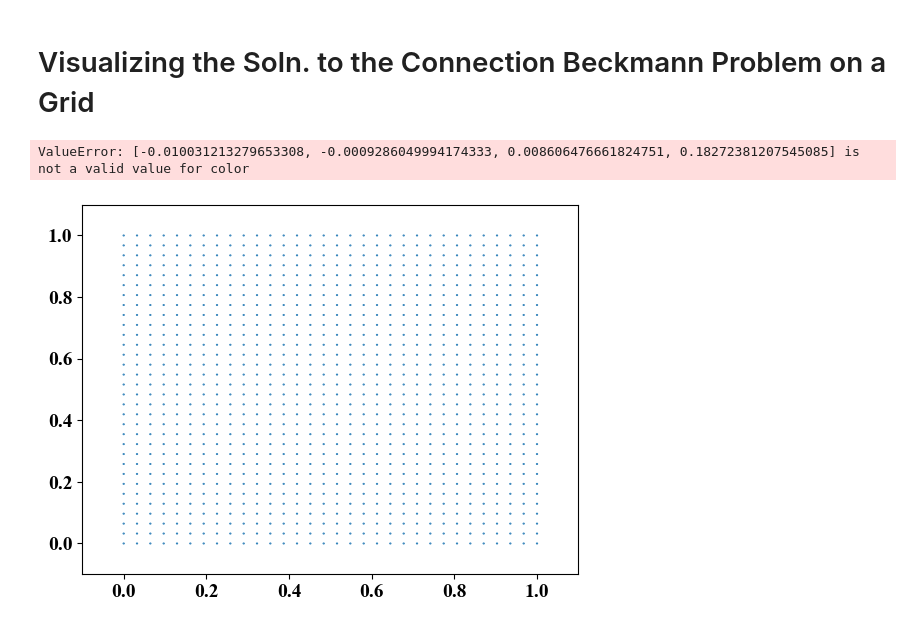
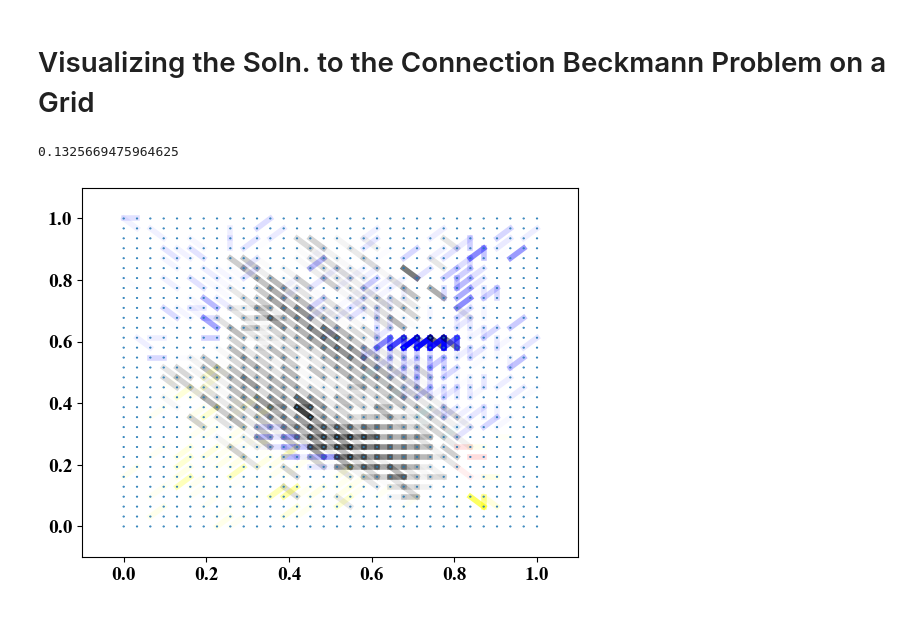
Before and after one commit to sawyer-jack-1/connection-graph-wasserstein, a Jupyter notebook: connection_beckmann_images.ipynb, the cells around one changed output. Drawn from its saved outputs; the diff is of its cells as text; code cells hidden in the pictures.

```diff
--- a/connection_beckmann_images.ipynb
+++ b/connection_beckmann_images.ipynb
@@ -109,8 +107,8 @@ def renderColorDensityAsImage(grid, localizedColorDensity):
     plt.show()
 # %%
 
-cat = colorDensityFromImage(gridGraph, 'data/blue_cat.jpg')
-horse = colorDensityFromImage(gridGraph, 'data/red_horse.jpg')
+cat = colorDensityFromImage(gridGraph, 'data/red_horse_2.jpg')
+horse = colorDensityFromImage(gridGraph, 'data/blue_cat_2.jpg')
 
 renderColorDensityAsImage(gridGraph, cat + horse)
 # %% [output]
@@ -196,6 +179,12 @@ regularizedEdgeFlows = regularizedEdgeFlows.flatten()
 #mask = (regularizedActiveEdges > 0)
 #regularizedEdgeFlows[mask, :] /= regularizedActiveEdges[mask][:, np.newaxis]/alpha
 #regularizedEdgeFlows = ((1 + regularizedEdgeFlows )/ 2).flatten()
+# %%
+J = cnx.optimal_J(gridPhi, B.T, w, alpha, INTRINSIC_DIM)
+
+np.linalg.norm(torch.matmul(B, J.flatten()).detach().numpy() - c.detach().numpy())
+# %% [output]
+0.1325669475964625
 # %%
 spectralEmbedding = gridGraph.gridEmbedding
 
@@ -217,34 +206,33 @@ for node in tqdm(list(range(gridGraph.nNodes))):
 for edgeIndex, edge in zip(range(gridGraph.nEdges), list(gridGraph.edges())):
 
     flow = (regularizedEdgeFlows[(edgeIndex * INTRINSIC_DIM) : ((edgeIndex + 1) * INTRINSIC_DIM) ]).tolist()
 
     #col = gridPhi[(edge[0] * INTRINSIC_DIM) : ((edge[0] + 1) * INTRINSIC_DIM) ]
 
-    flow = [x-1 if x > 1 else x for x in flow] #[1+x if x < 0 else 1 - x for x in flow] #1 + x
+    flow =  [ x % 1.0 for x in flow] #  #1 + x  #
 
     if regularizedActiveEdges[edgeIndex] > TOLERANCE:
 
         alpha = abs(regularizedActiveEdges[edgeIndex])/MAX
-        col= flow + [alpha] #(1, 0, 0, alpha) #flow + [alpha] #(1, 0, .1, abs(regularizedActiveEdges[edgeIndex])/MAX)
+        col= flow  + [alpha] #(1, 0, 0, alpha) #flow + [alpha] #(1, 0, .1, abs(regularizedActiveEdges[edgeIndex])/MAX)
         z = 3
         lw = 4
 
     else:
         #col="tab:blue"
         lw=0.5
         col=(1,1,1,0)
         z = 3
 
     fromNode = edge[0]
     toNode = edge[1]
     centerFromNode = spectralEmbedding[fromNode][0], spectralEmbedding[fromNode][1]
     centerToNode = spectralEmbedding[toNode][0], spectralEmbedding[toNode][1]
 
     ax.plot((centerFromNode[0], centerToNode[0]), (centerFromNode[1], centerToNode[1]), color=col, lw=lw)
 
 plt.show()
 
 # xData, yData = spectralEmbedding.values
 # %% [output]
-ValueError: [-0.010031213279653308, -0.0009286049994174333, 0.008606476661824751, 0.18272381207545085] is not a valid value for color
-[figure, old version]
+[figure, new version]
```
Also changed, not shown: parts of 7 cells of this notebook, 1 other file.
